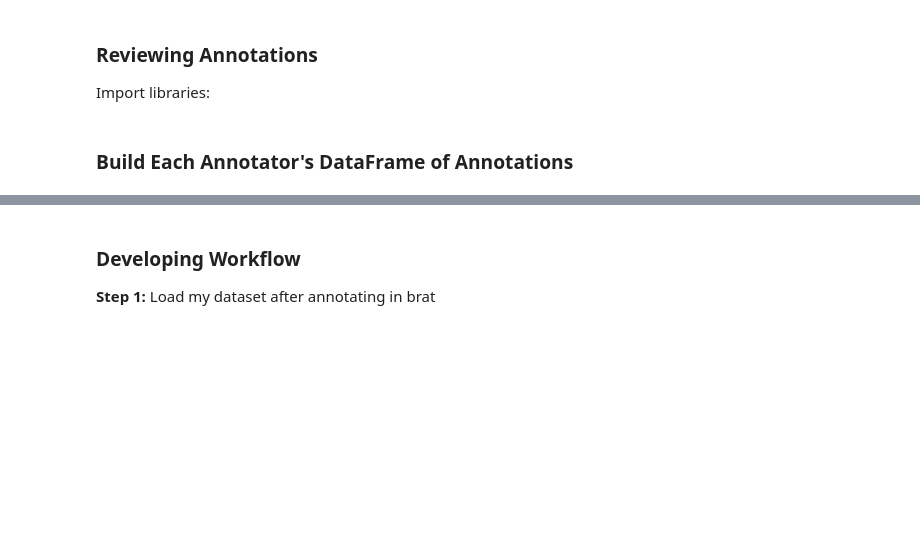
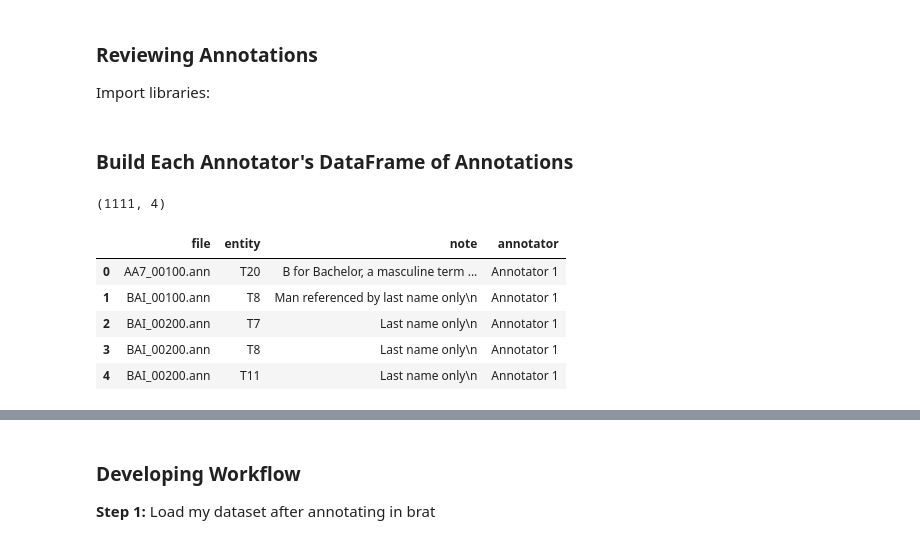
Before and after one commit to thegoose20/annot, a Jupyter notebook: Analysis_PostAnnotation.ipynb, the cells around one changed output, grey strips where cells are left out. Saved outputs shown, nothing was run; the diff lists cells and outputs as text; code cells hidden in the pictures; blank space fills up the shorter version.

```diff
--- a/Analysis_PostAnnotation.ipynb
+++ b/Analysis_PostAnnotation.ipynb
@@ -57,0 +75,15 @@ def buildDataFrame(ann_files, annotator):
+# %%
+def getNotesColumns(notes_dict):
+    col_file, col_entity, col_note = [], [], []
+    for f,notes in notes_dict.items():
+        for n in notes:
+            col_file += [f]
+            n.strip()  # remove leading and trailing whitespace
+            n_split = n.split("\t")
+            col_entity += [n_split[1].replace("AnnotatorNotes ","")]
+            col_note += [n_split[2]]
+
+    assert len(col_file) == len(col_entity)
+    assert len(col_entity) == len(col_note)
+
+    return col_file, col_entity, col_note
@@ -57,0 +92,17 @@ def buildDataFrame(ann_files, annotator):
+# %%
+def buildNotesDataFrame(annotator, col_file, col_entity, col_note):
+    df_notes = pd.DataFrame({"file":col_file, "entity":col_entity, "note":col_note})
+    df_notes['annotator'] = [annotator for x in range(df_notes.shape[0])]
+    return df_notes
+# %%
+df_notes = buildNotesDataFrame("Annotator 1", col_file, col_entity, col_note)
+print(df_notes.shape)
+df_notes.head()
+# %% [output]
+(1111, 4)
+|  | file | entity | note | annotator |
+| 0 | AA7_00100.ann | T20 | B for Bachelor, a masculine term ... | Annotator 1 |
+| 1 | BAI_00100.ann | T8 | Man referenced by last name only\n | Annotator 1 |
+| 2 | BAI_00200.ann | T7 | Last name only\n | Annotator 1 |
+| 3 | BAI_00200.ann | T8 | Last name only\n | Annotator 1 |
+| 4 | BAI_00200.ann | T11 | Last name only\n | Annotator 1 |
```
Also changed, not shown: parts of 18 cells of this notebook.
